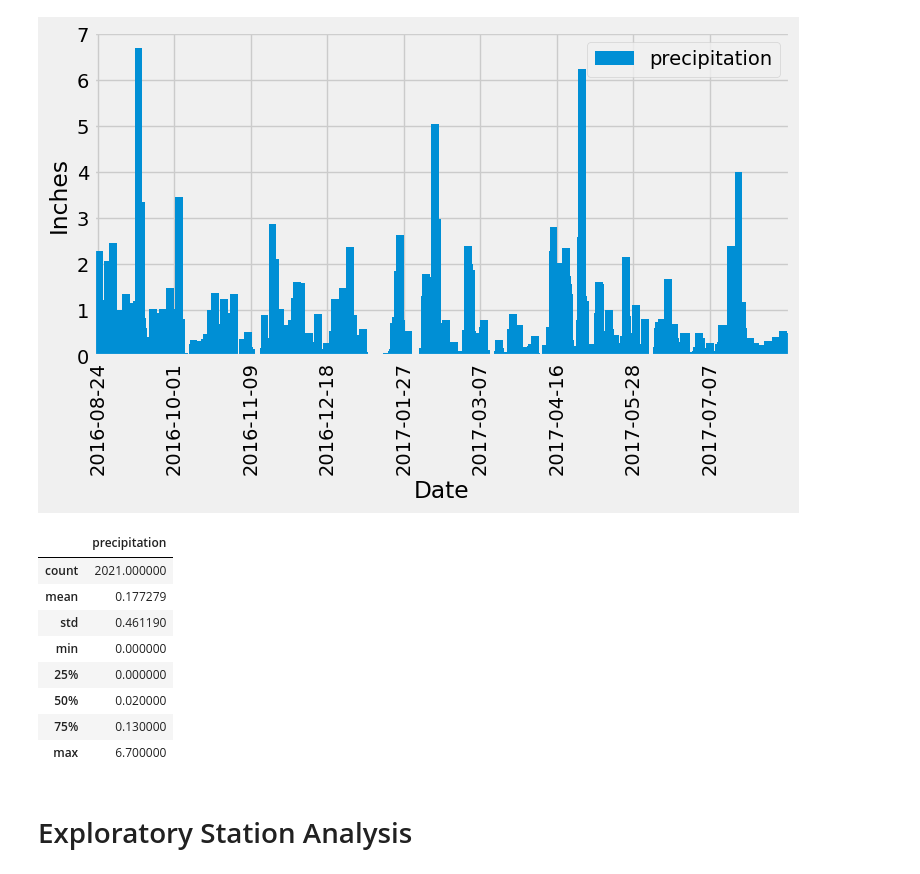
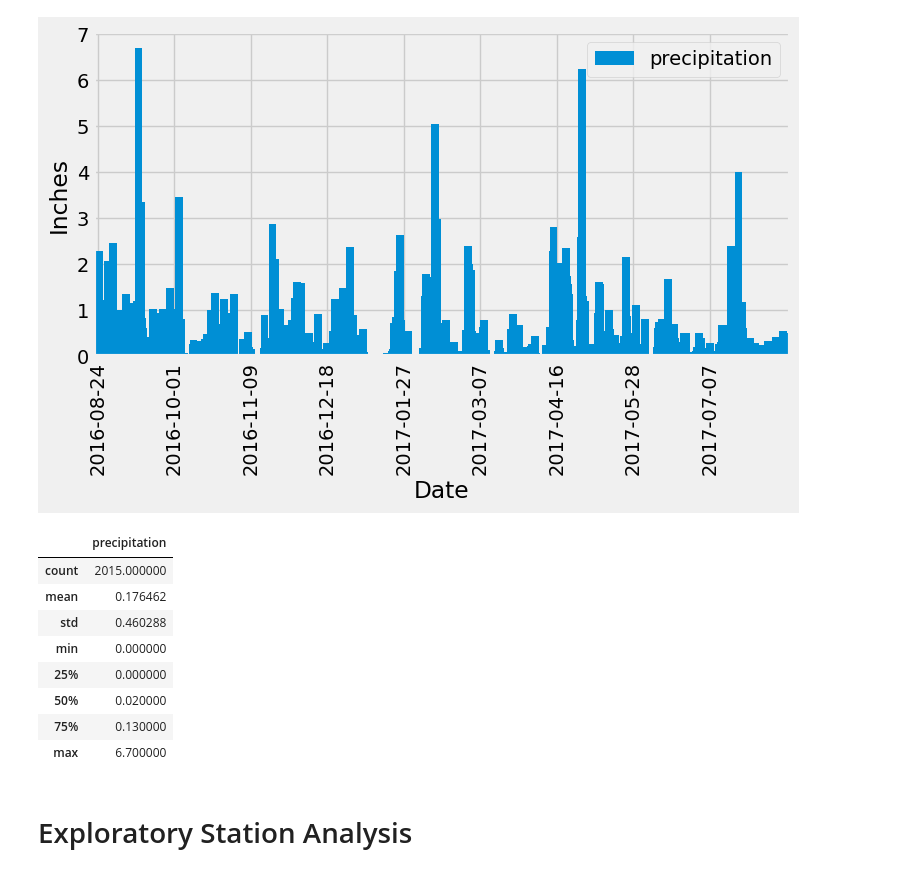
Before and after one commit to Nate-Sheibley/sqlalchemy-challenge, a Jupyter notebook: SurfsUp/climate.ipynb, the cells around one changed output. Cells and saved outputs as stored; diff of their text form; code cells hidden in the pictures.

```diff
--- a/SurfsUp/climate.ipynb
+++ b/SurfsUp/climate.ipynb
@@ -99,11 +99,12 @@ plt.legend(loc='upper right')
 [figure]
 # %%
 # Use Pandas to calculate the summary statistics for the precipitation data
+sorted_by_date.describe()
 # %% [output]
 |  | precipitation |
-| count | 2021.000000 |
-| mean | 0.177279 |
-| std | 0.461190 |
+| count | 2015.000000 |
+| mean | 0.176462 |
+| std | 0.460288 |
 | min | 0.000000 |
 | 25% | 0.000000 |
 | 50% | 0.020000 |
```
